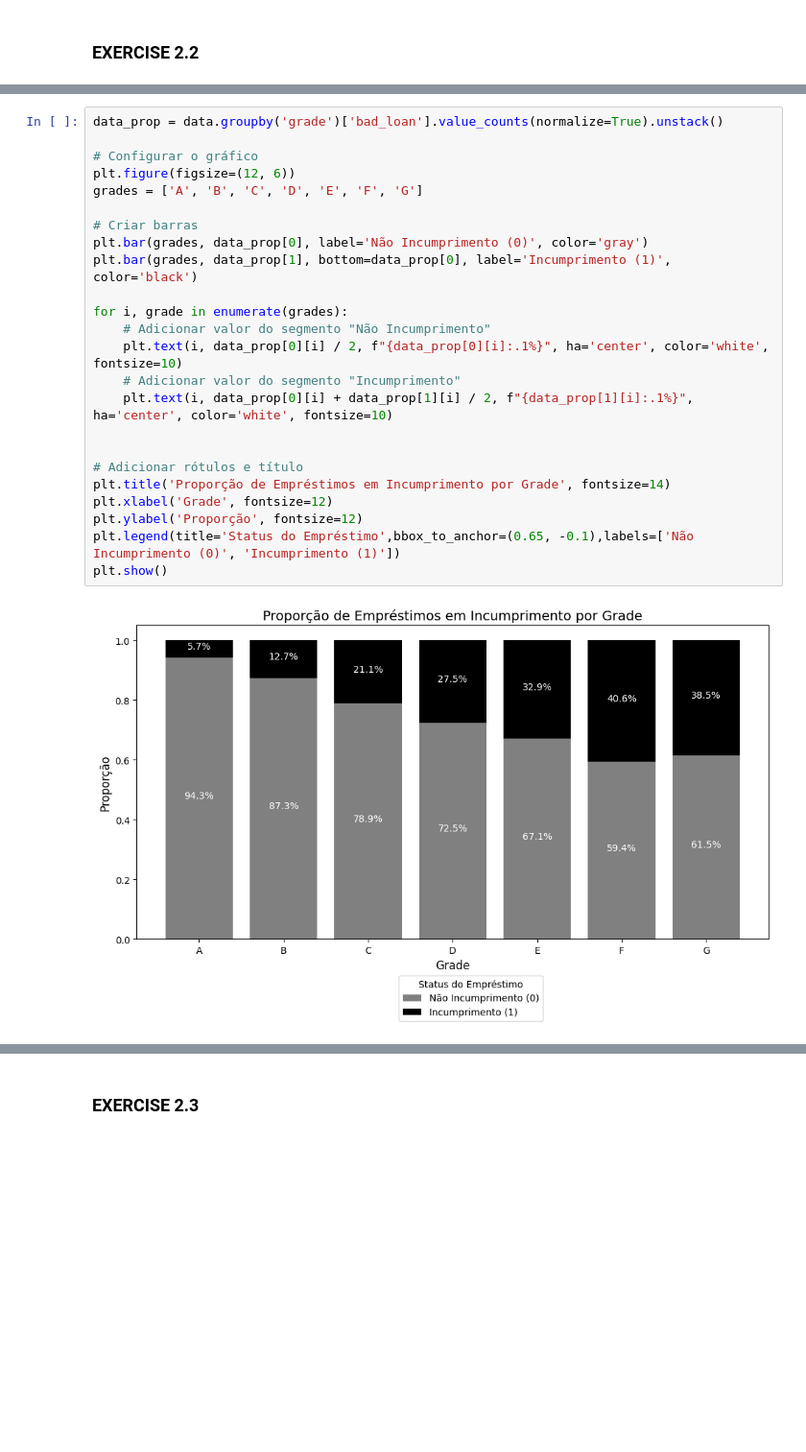
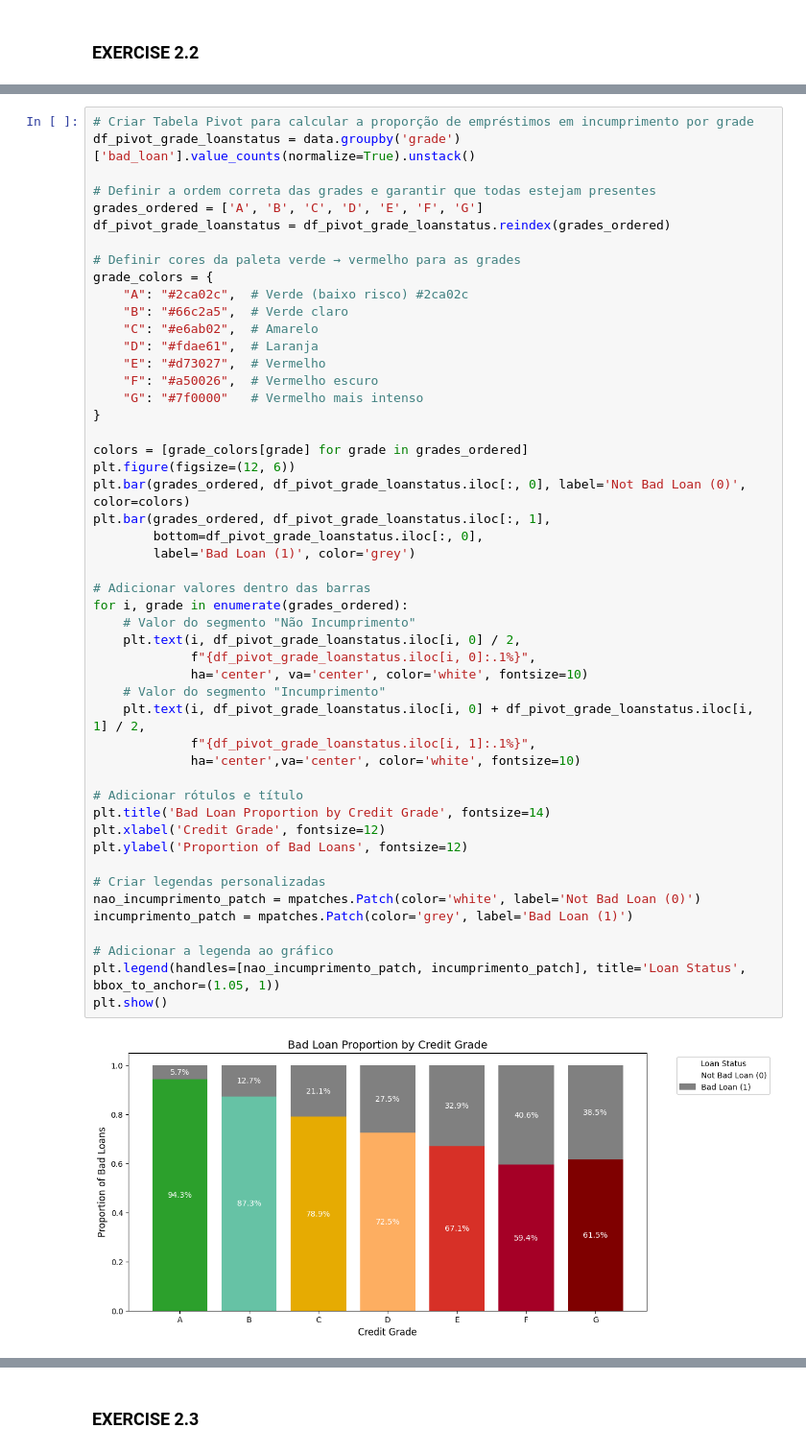
Before and after one commit to pereiranuno/loan-project, a Jupyter notebook: eda-finalproject.ipynb, the cells around one changed output, grey strips where cells are left out. Shown at 96% size. Cells and saved outputs as stored; diff of their text form; blank space fills up the shorter version.

```diff
--- a/eda-finalproject.ipynb
+++ b/eda-finalproject.ipynb
@@ -274,26 +264,51 @@ No entanto, existem exceções. Alguns indivíduos com rendimentos elevados aind
 # %%
-data_prop = data.groupby('grade')['bad_loan'].value_counts(normalize=True).unstack()
+# Criar Tabela Pivot para calcular a proporção de empréstimos em incumprimento por grade
+df_pivot_grade_loanstatus = data.groupby('grade')['bad_loan'].value_counts(normalize=True).unstack()
 
-# Configurar o gráfico
+# Definir a ordem correta das grades e garantir que todas estejam presentes
+grades_ordered = ['A', 'B', 'C', 'D', 'E', 'F', 'G']
+df_pivot_grade_loanstatus = df_pivot_grade_loanstatus.reindex(grades_ordered)
+
+# Definir cores da paleta verde → vermelho para as grades
+grade_colors = {
+    "A": "#2ca02c",  # Verde (baixo risco) #2ca02c
+    "B": "#66c2a5",  # Verde claro
+    "C": "#e6ab02",  # Amarelo
+    "D": "#fdae61",  # Laranja
+    "E": "#d73027",  # Vermelho
+    "F": "#a50026",  # Vermelho escuro
+    "G": "#7f0000"   # Vermelho mais intenso
+}
+
+colors = [grade_colors[grade] for grade in grades_ordered]
 plt.figure(figsize=(12, 6))
-grades = ['A', 'B', 'C', 'D', 'E', 'F', 'G']
+plt.bar(grades_ordered, df_pivot_grade_loanstatus.iloc[:, 0], label='Not Bad Loan (0)', color=colors)
+plt.bar(grades_ordered, df_pivot_grade_loanstatus.iloc[:, 1],
+        bottom=df_pivot_grade_loanstatus.iloc[:, 0],
+        label='Bad Loan (1)', color='grey')
 
-# Criar barras
-plt.bar(grades, data_prop[0], label='Não Incumprimento (0)', color='gray')
-plt.bar(grades, data_prop[1], bottom=data_prop[0], label='Incumprimento (1)', color='black')
-
-for i, grade in enumerate(grades):
-    # Adicionar valor do segmento "Não Incumprimento"
-    plt.text(i, data_prop[0][i] / 2, f"{data_prop[0][i]:.1%}", ha='center', color='white', fontsize=10)
-    # Adicionar valor do segmento "Incumprimento"
-    plt.text(i, data_prop[0][i] + data_prop[1][i] / 2, f"{data_prop[1][i]:.1%}", ha='center', color='white', fontsize=10)
-
+# Adicionar valores dentro das barras
+for i, grade in enumerate(grades_ordered):
+    # Valor do segmento "Não Incumprimento"
+    plt.text(i, df_pivot_grade_loanstatus.iloc[i, 0] / 2,
+             f"{df_pivot_grade_loanstatus.iloc[i, 0]:.1%}",
+             ha='center', va='center', color='white', fontsize=10)
+    # Valor do segmento "Incumprimento"
+    plt.text(i, df_pivot_grade_loanstatus.iloc[i, 0] + df_pivot_grade_loanstatus.iloc[i, 1] / 2,
+             f"{df_pivot_grade_loanstatus.iloc[i, 1]:.1%}",
+             ha='center',va='center', color='white', fontsize=10)
 
 # Adicionar rótulos e título
-plt.title('Proporção de Empréstimos em Incumprimento por Grade', fontsize=14)
-plt.xlabel('Grade', fontsize=12)
-plt.ylabel('Proporção', fontsize=12)
-plt.legend(title='Status do Empréstimo',bbox_to_anchor=(0.65, -0.1),labels=['Não Incumprimento (0)', 'Incumprimento (1)'])
+plt.title('Bad Loan Proportion by Credit Grade', fontsize=14)
+plt.xlabel('Credit Grade', fontsize=12)
+plt.ylabel('Proportion of Bad Loans', fontsize=12)
+
+# Criar legendas personalizadas
+nao_incumprimento_patch = mpatches.Patch(color='white', label='Not Bad Loan (0)')
+incumprimento_patch = mpatches.Patch(color='grey', label='Bad Loan (1)')
+
+# Adicionar a legenda ao gráfico
+plt.legend(handles=[nao_incumprimento_patch, incumprimento_patch], title='Loan Status', bbox_to_anchor=(1.05, 1))
 plt.show()
 # %% [output]
-[figure, old version]
+[figure, new version]
```
Also changed, not shown: parts of 11 cells of this notebook.
